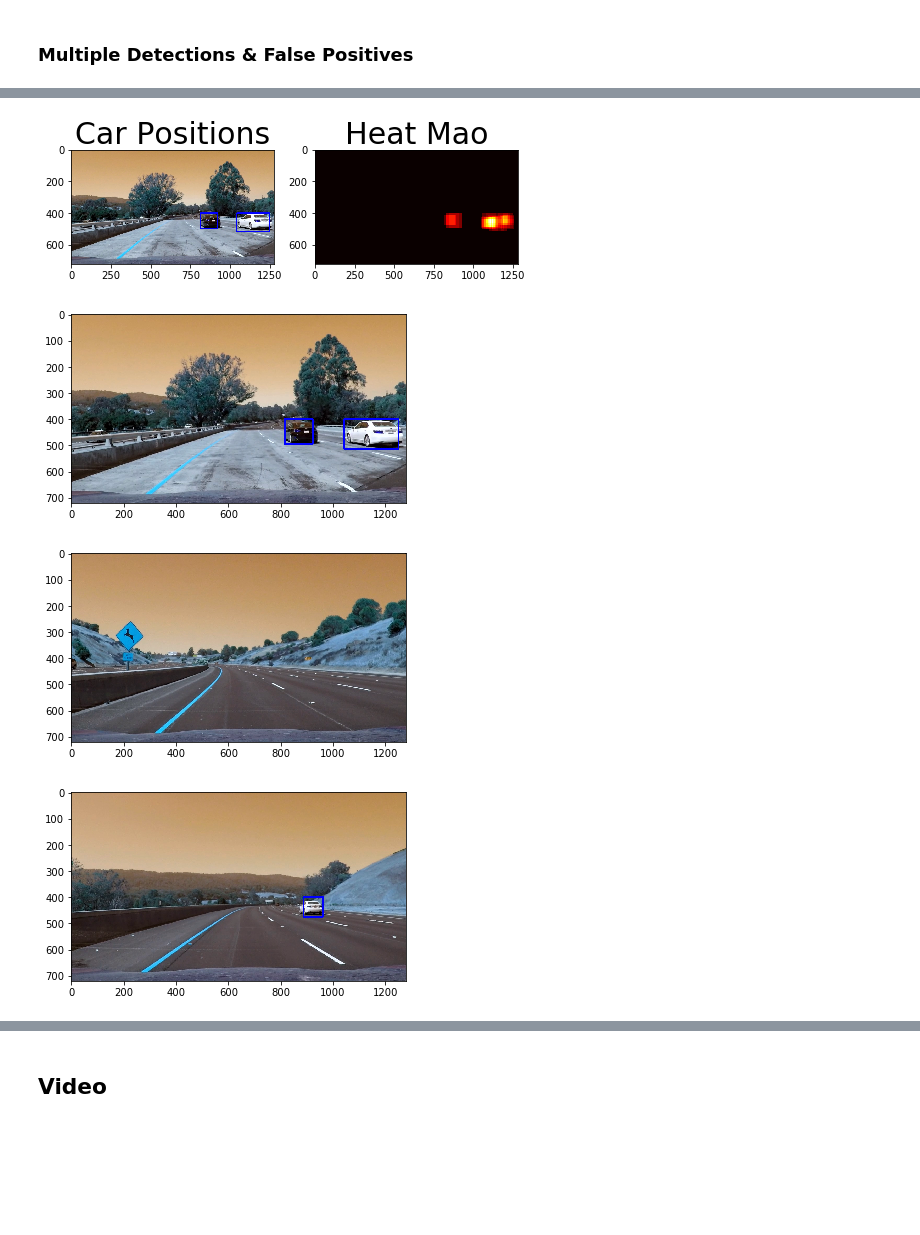
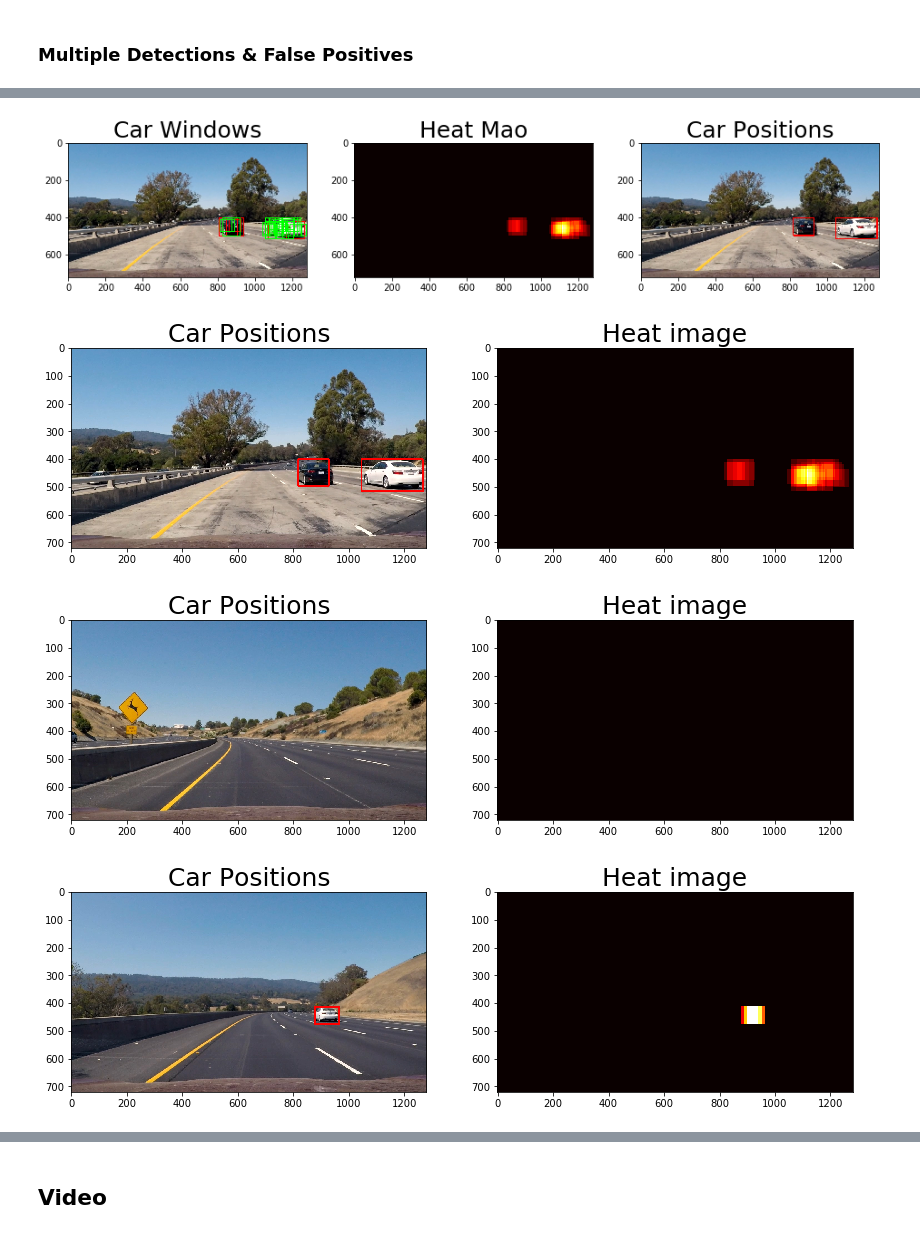
Before and after one commit to JackyGu1042/CarND-Vehicle-Detection, a Jupyter notebook: CarND_Vehicle_Dectection.ipynb, the cells around one changed output, grey strips where cells are left out. Saved outputs shown, nothing was run; the diff lists cells and outputs as text; code cells hidden in the pictures; blank space fills up the shorter version.

```diff
--- a/CarND_Vehicle_Dectection.ipynb
+++ b/CarND_Vehicle_Dectection.ipynb
@@ -643,38 +643,40 @@ def draw_labeled_bboxes(img, labels):
     # Return the image
     return img
 
 # Add heat to each box in box list
 heat = add_heat(heat,box_list)
 
 # Apply threshold to help remove false positives
 heat = apply_threshold(heat,1)
 
 # Visualize the heatmap when displaying
 heatmap = np.clip(heat, 0, 255)
 
 # Find final boxes from heatmap using label function
 labels = label(heatmap)
 draw_img = draw_labeled_bboxes(np.copy(image), labels)
 '''
 fig = plt.figure()
 plt.subplot(121)
 plt.imshow(draw_img)
 plt.title('Car Positions')
 plt.subplot(122)
 plt.imshow(heatmap, cmap='hot')
 plt.title('Heat Map')
 fig.tight_layout()
 '''
 
-f, (ax1, ax2) = plt.subplots(1, 2, figsize=(8,8))
-ax1.imshow(draw_img)
-ax1.set_title('Car Positions', fontsize=30)
+f, (ax1, ax2, ax3) = plt.subplots(1, 3, figsize=(16,4))
+ax1.imshow(cv2.cvtColor(window_img, cv2.COLOR_BGR2RGB))
+ax1.set_title('Car Windows', fontsize=25)
 ax2.imshow(heatmap, cmap='hot')
-ax2.set_title('Heat Mao', fontsize=30)
+ax2.set_title('Heat Mao', fontsize=25)
+ax3.imshow(cv2.cvtColor(draw_img, cv2.COLOR_BGR2RGB))
+ax3.set_title('Car Positions', fontsize=25)
 
 f.savefig('./output_images/heat_map.png')
 # %% [output]
-[figure, old version]
+[figure, new version]
 # %%
 def Vehicle_Detection(img):
 
@@ -743,26 +745,41 @@ def Vehicle_Detection(img):
 # %%
 image_path_input = cv2.imread('test_images/test1.jpg')
-output_image = Vehicle_Detection(image_path_input)
-plt.imshow(output_image)
+output_image, output_image_heat = Vehicle_Detection(image_path_input)
 
-plt.savefig('./output_images/teat1_output.png')
+f, (ax1, ax2) = plt.subplots(1, 2, figsize=(14,4))
+ax1.imshow(cv2.cvtColor(output_image, cv2.COLOR_BGR2RGB))
+ax1.set_title('Car Positions', fontsize=25)
+ax2.imshow(output_image_heat, cmap='hot')
+ax2.set_title('Heat image', fontsize=25)
+
+f.savefig('./output_images/teat1_output.png')
 # %% [output]
-[figure, old version]
+[figure, new version]
 # %%
 image_path_input = cv2.imread('test_images/test2.jpg')
-output_image = Vehicle_Detection(image_path_input)
-plt.imshow(output_image)
+output_image, output_image_heat = Vehicle_Detection(image_path_input)
 
-plt.savefig('./output_images/teat2_output.png')
+f, (ax1, ax2) = plt.subplots(1, 2, figsize=(14,4))
+ax1.imshow(cv2.cvtColor(output_image, cv2.COLOR_BGR2RGB))
+ax1.set_title('Car Positions', fontsize=25)
+ax2.imshow(output_image_heat, cmap='hot')
+ax2.set_title('Heat image', fontsize=25)
+
+f.savefig('./output_images/teat2_output.png')
 # %% [output]
-[figure, old version]
+[figure, new version]
 # %%
 image_path_input = cv2.imread('test_images/test3.jpg')
-output_image = Vehicle_Detection(image_path_input)
-plt.imshow(output_image)
+output_image, output_image_heat = Vehicle_Detection(image_path_input)
 
-plt.savefig('./output_images/teat3_output.png')
+f, (ax1, ax2) = plt.subplots(1, 2, figsize=(14,4))
+ax1.imshow(cv2.cvtColor(output_image, cv2.COLOR_BGR2RGB))
+ax1.set_title('Car Positions', fontsize=25)
+ax2.imshow(output_image_heat, cmap='hot')
+ax2.set_title('Heat image', fontsize=25)
+
+f.savefig('./output_images/teat3_output.png')
 # %% [output]
-[figure, old version]
+[figure, new version]
 # %%
 image_path_input = cv2.imread('test_images/test4.jpg')
```
Also changed, not shown: parts of 19 cells of this notebook.
